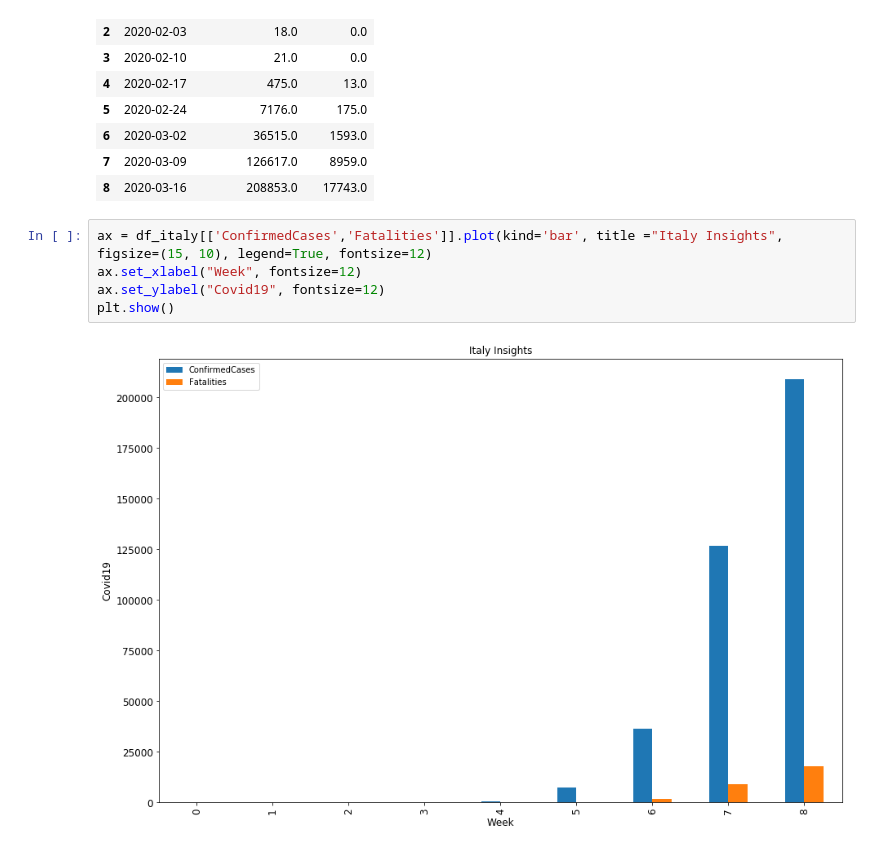
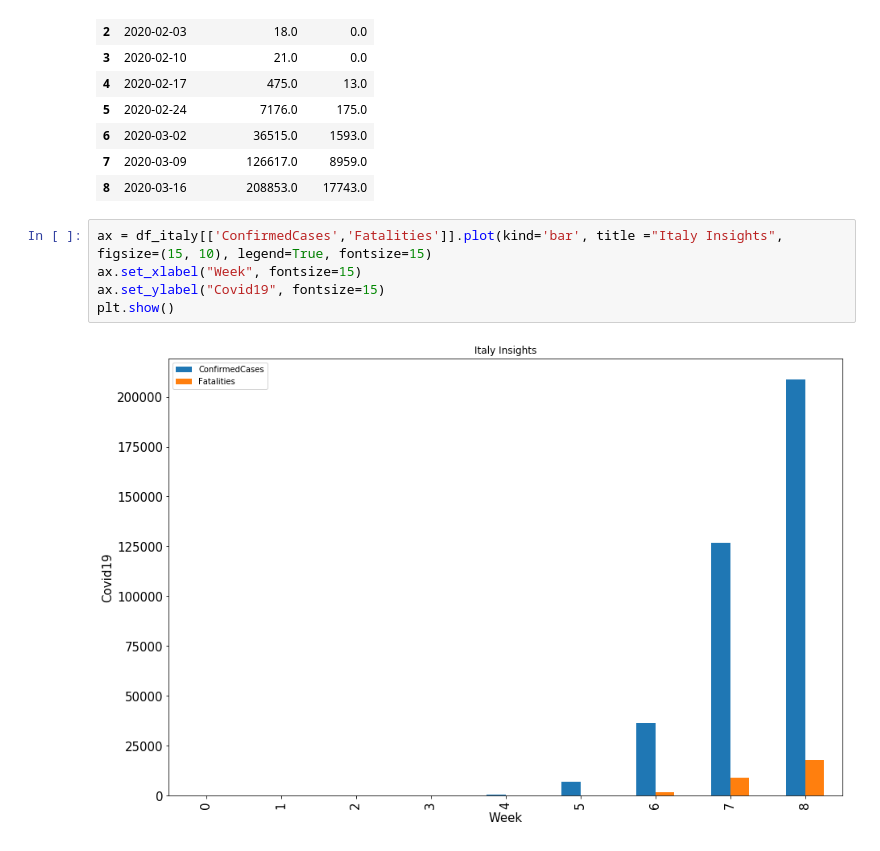
Before and after one commit to KshitijJainM/COVID-19-Analysis, a Jupyter notebook: An EDA on COVID-19 .ipynb, the cells around one changed output. Saved outputs shown, nothing was run; the diff lists cells and outputs as text.

```diff
--- a/An EDA on COVID-19 .ipynb
+++ b/An EDA on COVID-19 .ipynb
@@ -248,9 +250,9 @@ df_italy
 | 7 | 2020-03-09 | 126617.0 | 8959.0 |
 | 8 | 2020-03-16 | 208853.0 | 17743.0 |
 # %%
-ax = df_italy[['ConfirmedCases','Fatalities']].plot(kind='bar', title ="Italy Insights", figsize=(15, 10), legend=True, fontsize=12)
-ax.set_xlabel("Week", fontsize=12)
-ax.set_ylabel("Covid19", fontsize=12)
+ax = df_italy[['ConfirmedCases','Fatalities']].plot(kind='bar', title ="Italy Insights", figsize=(15, 10), legend=True, fontsize=15)
+ax.set_xlabel("Week", fontsize=15)
+ax.set_ylabel("Covid19", fontsize=15)
 plt.show()
 # %% [output]
-[figure, old version]
+[figure, new version]
```
Also changed, not shown: parts of 4 cells of this notebook.
